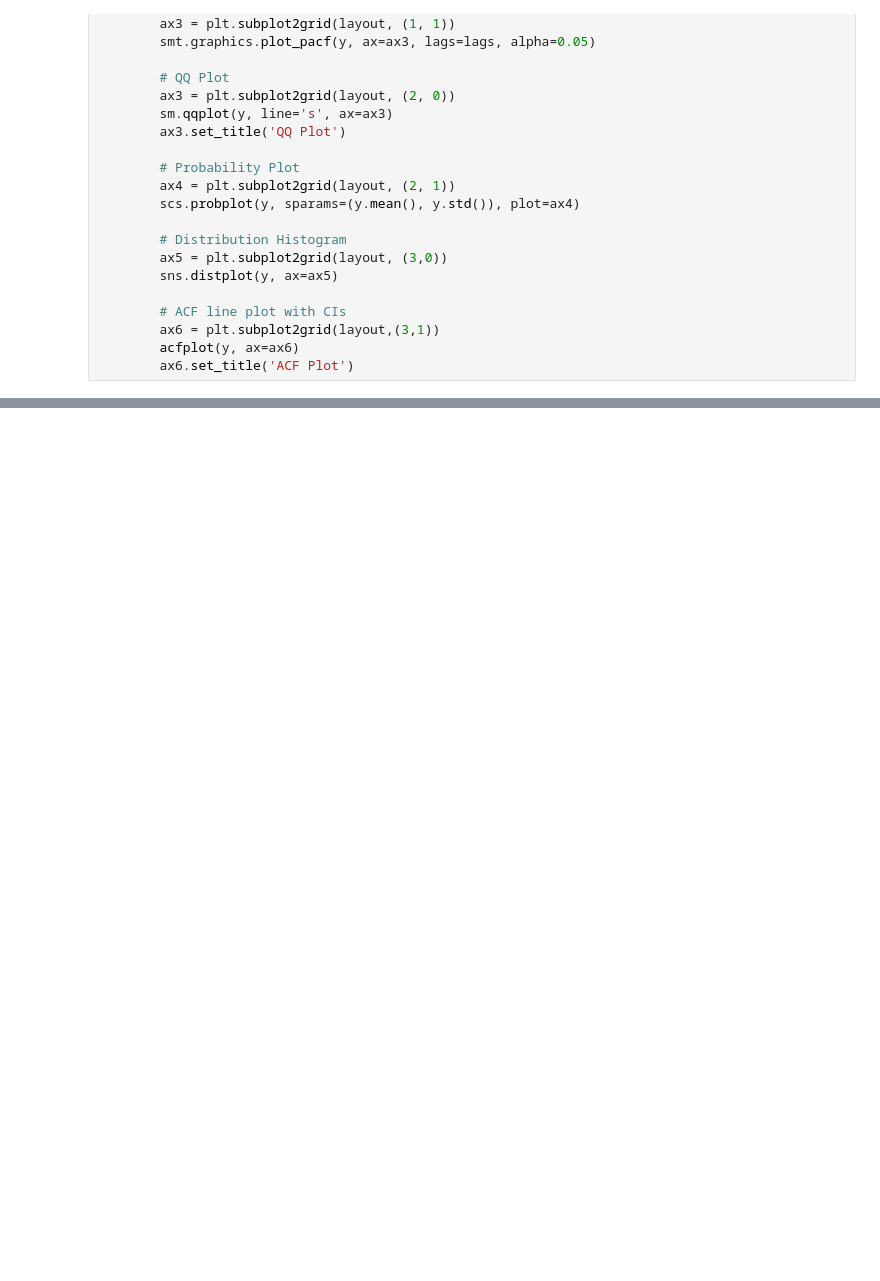
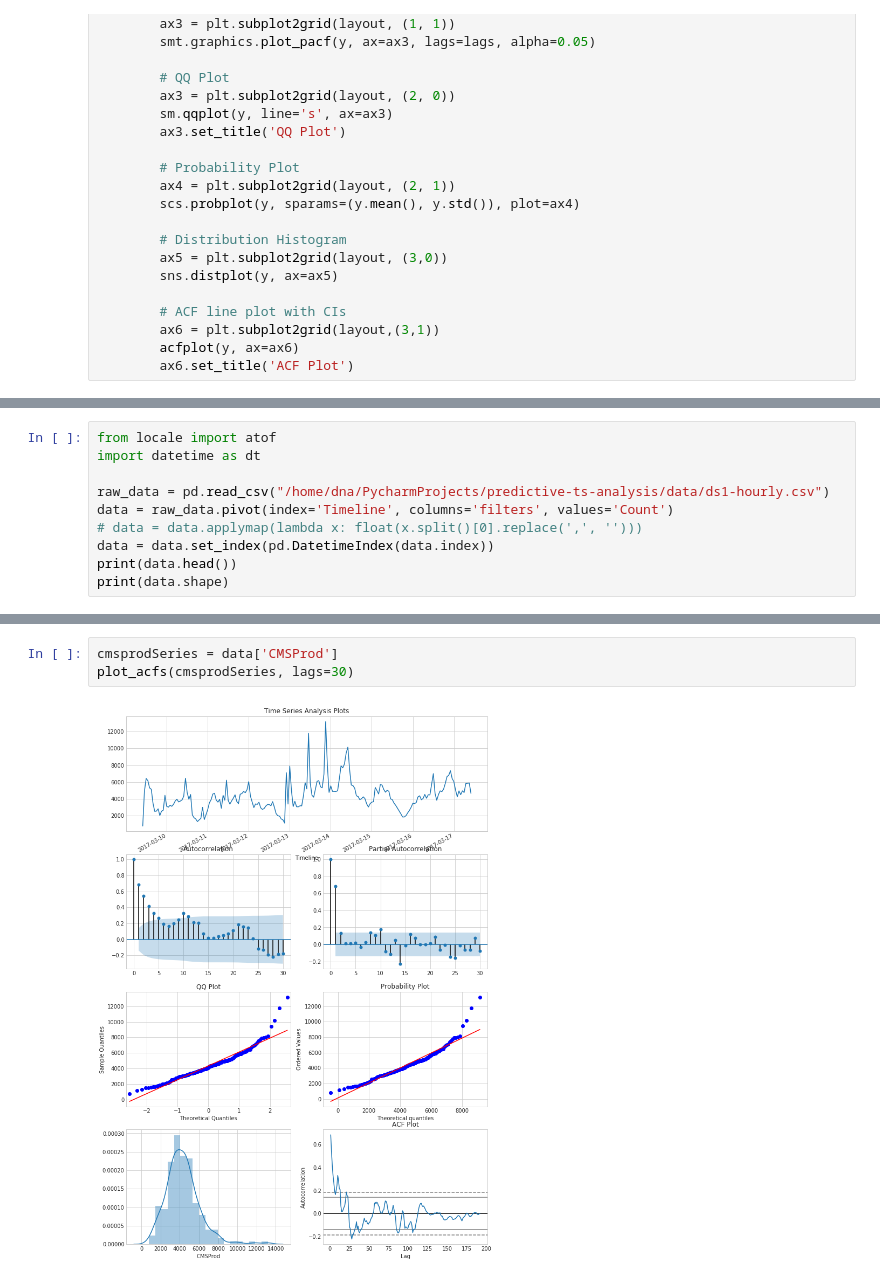
Before and after one commit to deepaknadig/predictive-ts-analysis, a Jupyter notebook: notebooks/exploratory-analysis.ipynb, the cells around one changed output, grey strips where cells are left out. Saved outputs shown, nothing was run; the diff lists cells and outputs as text; blank space fills up the shorter version.

Commit message:
Added ARIMA Analysis.

```diff
--- a/notebooks/exploratory-analysis.ipynb
+++ b/notebooks/exploratory-analysis.ipynb
@@ -57,0 +68,10 @@ def plot_acfs(y, lags=None, style='seaborn-whitegrid'):
+# %%
+from locale import atof
+import datetime as dt
+
+raw_data = pd.read_csv("/home/dna/PycharmProjects/predictive-ts-analysis/data/ds1-hourly.csv")
+data = raw_data.pivot(index='Timeline', columns='filters', values='Count')
+# data = data.applymap(lambda x: float(x.split()[0].replace(',', '')))
+data = data.set_index(pd.DatetimeIndex(data.index))
+print(data.head())
+print(data.shape)
@@ -57,0 +87,5 @@ def plot_acfs(y, lags=None, style='seaborn-whitegrid'):
+# %%
+cmsprodSeries = data['CMSProd']
+plot_acfs(cmsprodSeries, lags=30)
+# %% [output]
+[figure, added]
```
Also changed, not shown: parts of 9 cells of this notebook, 25 other files.
